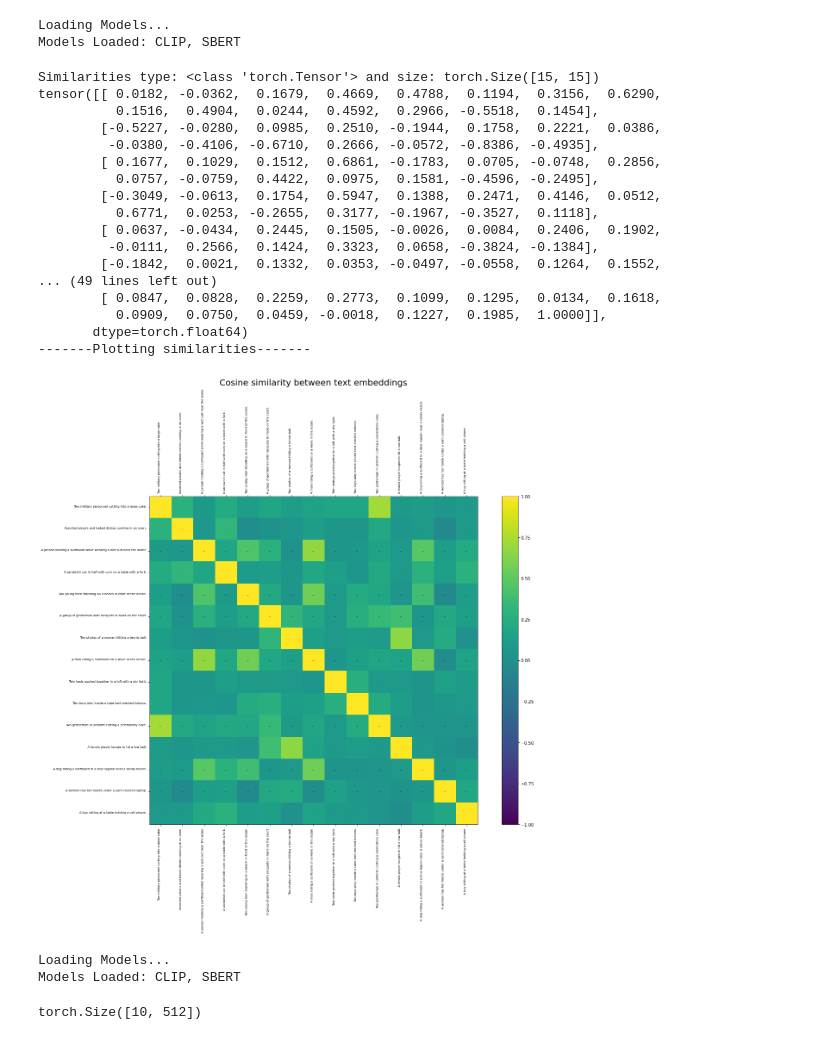
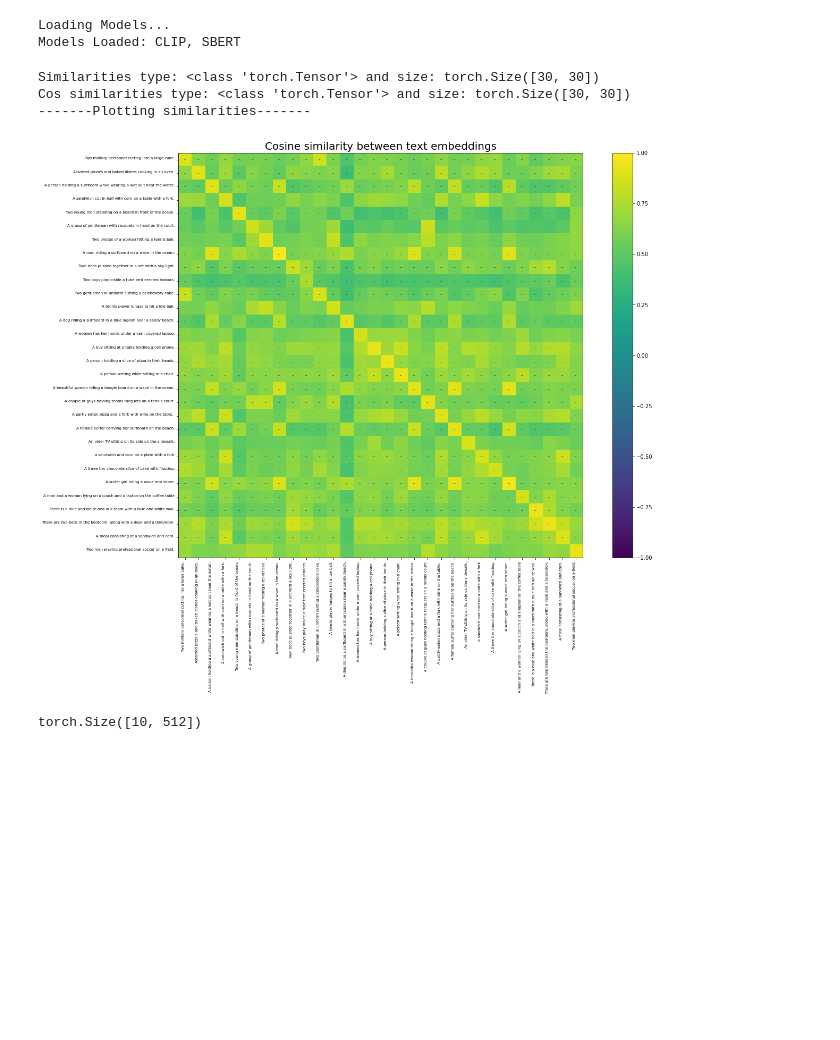
Before and after one commit to ancordovag/SCLIP, a Jupyter notebook: similarities.ipynb, the cells around one changed output. Saved outputs shown, nothing was run; the diff lists cells and outputs as text; code cells hidden in the pictures; blank space fills up the shorter version.

```diff
--- a/similarities.ipynb
+++ b/similarities.ipynb
@@ -36,9 +37,22 @@ def get_clip_embeddings(sentences, batch_size=16):
     final_emb = torch.stack(clip_embeddings_list)
     return final_emb
 
+def sbert_to_clip(sbert_features, name_model):
+    splitted_name = name_model.split("_")
+    hidden_size = int(splitted_name[2])
+    input_size = sbert_features.shape[1]
+    PATH = os.path.join("models",name_model)
+    model = SCLIPNN(input_size,hidden_size)
+    model.load_state_dict(torch.load(PATH))
+    model.eval()
+    output = model(sbert_features)
+    return output
+
 def get_sbert_embeddings(sentences):
     with torch.no_grad():
         sbert_embeddings = torch.from_numpy(sbert_model.encode(sentences))
+        name_of_model = "coco_NN_900_e300_s400000.pt"
+        sbert_embeddings = sbert_to_clip(sbert_embeddings,name_of_model)
     return sbert_embeddings
 
 def get_file_path(directory):
@@ -117,11 +131,11 @@ def run(directory, maximum, output_path=None, checkpoint_path=None, device=None)
     clip_embeddings, sbert_embeddings = get_embeddings(sentences)
     similarities = ( clip_embeddings @ sbert_embeddings.T ).to("cpu")
     print(f'Similarities type: {type(similarities)} and size: {similarities.size()}')
-    print(similarities)
+    #print(similarities)
 
-    cos_similarities = cosin_calculator(sbert_embeddings, sbert_embeddings)
+    cos_similarities = cosin_calculator(clip_embeddings, sbert_embeddings)
     print(f'Cos similarities type: {type(cos_similarities)} and size: {cos_similarities.size()}')
-    print(cos_similarities)
+    #print(cos_similarities)
 
     min_sim = torch.min(similarities)
     max_sim = torch.max(similarities)
@@ -132,36 +146,19 @@ def run(directory, maximum, output_path=None, checkpoint_path=None, device=None)
 # %%
 if __name__ == "__main__":
     directory = 'coco'
     #output_path = cfg.OUTPUT
-    maximum = 15
+    maximum = 30
     run(directory, maximum, device=device)
 # %% [output]
-Similarities type: <class 'torch.Tensor'> and size: torch.Size([15, 15])
-tensor([[ 0.0182, -0.0362,  0.1679,  0.4669,  0.4788,  0.1194,  0.3156,  0.6290,
-          0.1516,  0.4904,  0.0244,  0.4592,  0.2966, -0.5518,  0.1454],
-        [-0.5227, -0.0280,  0.0985,  0.2510, -0.1944,  0.1758,  0.2221,  0.0386,
-         -0.0380, -0.4106, -0.6710,  0.2666, -0.0572, -0.8386, -0.4935],
-        [ 0.1677,  0.1029,  0.1512,  0.6861, -0.1783,  0.0705, -0.0748,  0.2856,
-          0.0757, -0.0759,  0.4422,  0.0975,  0.1581, -0.4596, -0.2495],
-        [-0.3049, -0.0613,  0.1754,  0.5947,  0.1388,  0.2471,  0.4146,  0.0512,
-          0.6771,  0.0253, -0.2655,  0.3177, -0.1967, -0.3527,  0.1118],
-        [ 0.0637, -0.0434,  0.2445,  0.1505, -0.0026,  0.0084,  0.2406,  0.1902,
-         -0.0111,  0.2566,  0.1424,  0.3323,  0.0658, -0.3824, -0.1384],
-        [-0.1842,  0.0021,  0.1332,  0.0353, -0.0497, -0.0558,  0.1264,  0.1552,
-... (49 lines left out)
-        [ 0.0847,  0.0828,  0.2259,  0.2773,  0.1099,  0.1295,  0.0134,  0.1618,
-          0.0909,  0.0750,  0.0459, -0.0018,  0.1227,  0.1985,  1.0000]],
-       dtype=torch.float64)
+Similarities type: <class 'torch.Tensor'> and size: torch.Size([30, 30])
+Cos similarities type: <class 'torch.Tensor'> and size: torch.Size([30, 30])
 -------Plotting similarities-------
-[figure, old version]
+[figure, new version]
 # %%
 directory = 'coco'
 file= get_file_path(directory)
 sentences = get_sentences_from_file(file,maximum)
 clip_embeddings, sbert_embeddings = get_embeddings(sentences)
-# %% [output]
-Loading Models...
-Models Loaded: CLIP, SBERT
 # %%
 clip_embeddings.size()
 # %% [output]
```
Also changed, not shown: parts of 1 cell of this notebook, 3 other files.
